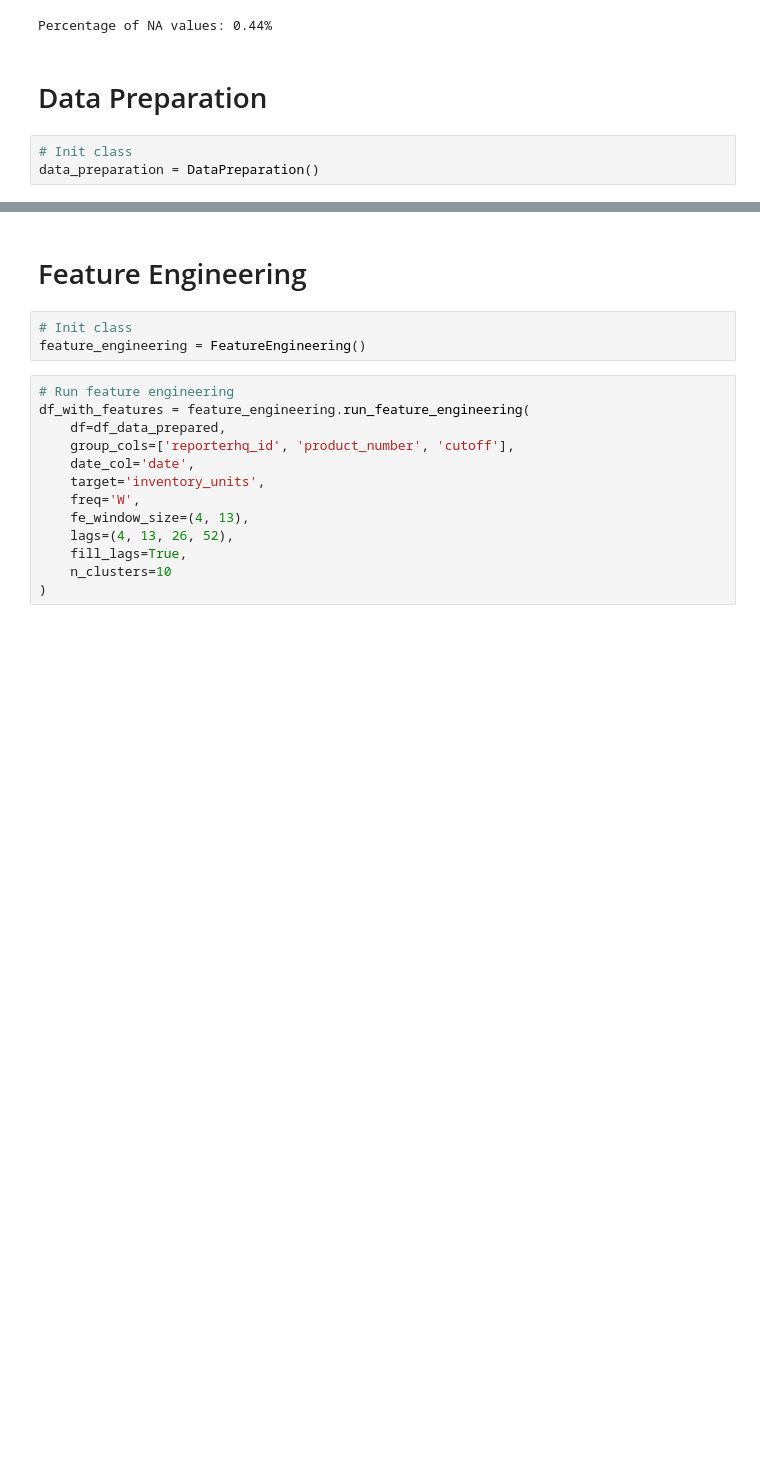
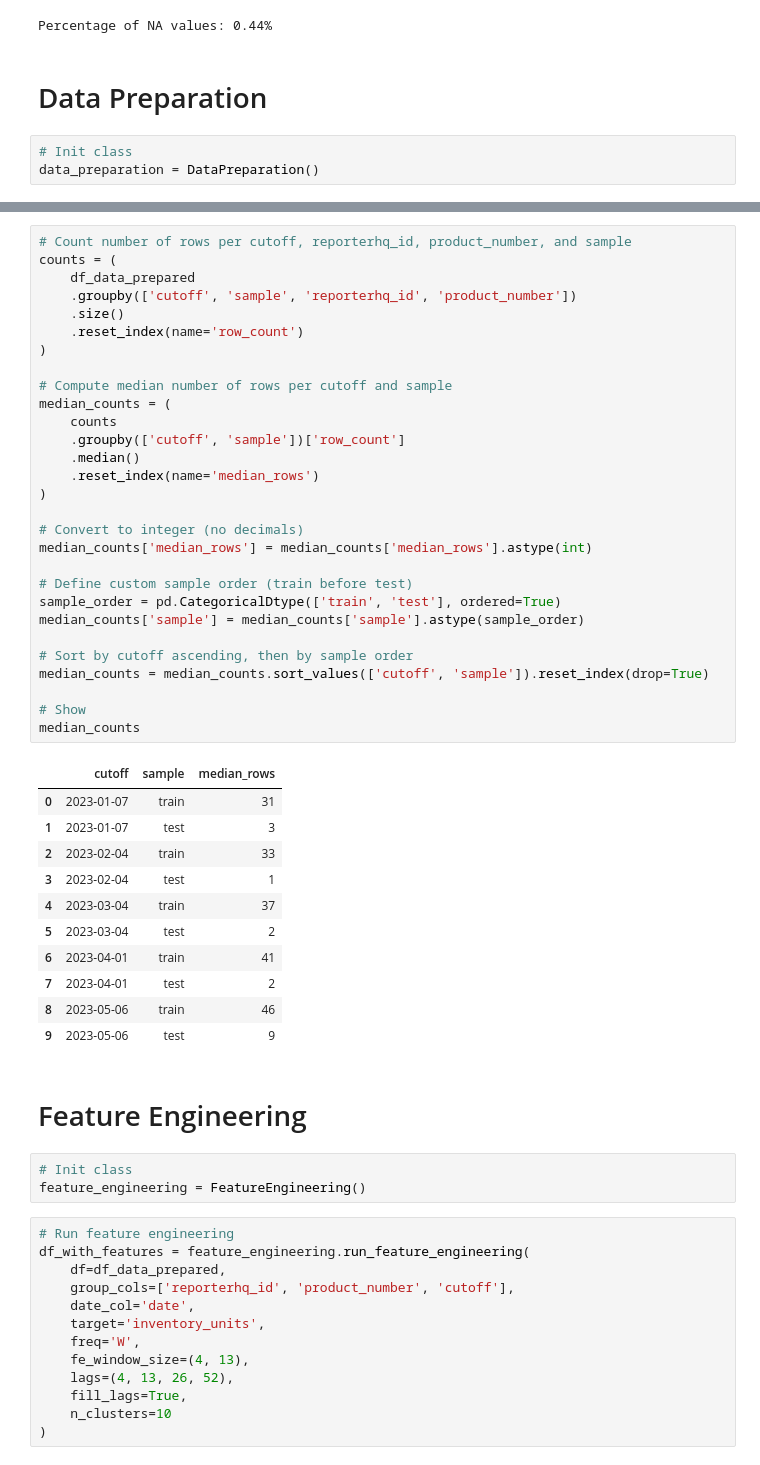
Before and after one commit to ipveka/Forecaster, a Jupyter notebook: notebooks/runner.ipynb, the cells around one changed output, grey strips where cells are left out. Saved outputs shown, nothing was run; the diff lists cells and outputs as text; blank space fills up the shorter version.

```diff
--- a/notebooks/runner.ipynb
+++ b/notebooks/runner.ipynb
@@ -198,3 +198,44 @@ DATA PREPARATION
+# %%
+# Count number of rows per cutoff, reporterhq_id, product_number, and sample
+counts = (
+    df_data_prepared
+    .groupby(['cutoff', 'sample', 'reporterhq_id', 'product_number'])
+    .size()
+    .reset_index(name='row_count')
+)
+
+# Compute median number of rows per cutoff and sample
+median_counts = (
+    counts
+    .groupby(['cutoff', 'sample'])['row_count']
+    .median()
+    .reset_index(name='median_rows')
+)
+
+# Convert to integer (no decimals)
+median_counts['median_rows'] = median_counts['median_rows'].astype(int)
+
+# Define custom sample order (train before test)
+sample_order = pd.CategoricalDtype(['train', 'test'], ordered=True)
+median_counts['sample'] = median_counts['sample'].astype(sample_order)
+
+# Sort by cutoff ascending, then by sample order
+median_counts = median_counts.sort_values(['cutoff', 'sample']).reset_index(drop=True)
+
+# Show
+median_counts
+# %% [output]
+|  | cutoff | sample | median_rows |
+| 0 | 2023-01-07 | train | 31 |
+| 1 | 2023-01-07 | test | 3 |
+| 2 | 2023-02-04 | train | 33 |
+| 3 | 2023-02-04 | test | 1 |
+| 4 | 2023-03-04 | train | 37 |
+| 5 | 2023-03-04 | test | 2 |
+| 6 | 2023-04-01 | train | 41 |
+| 7 | 2023-04-01 | test | 2 |
+| 8 | 2023-05-06 | train | 46 |
+| 9 | 2023-05-06 | test | 9 |
 # %% [markdown]
 # Feature Engineering
 # %%
```
Also changed, not shown: parts of 11 cells of this notebook, 3 other files.
